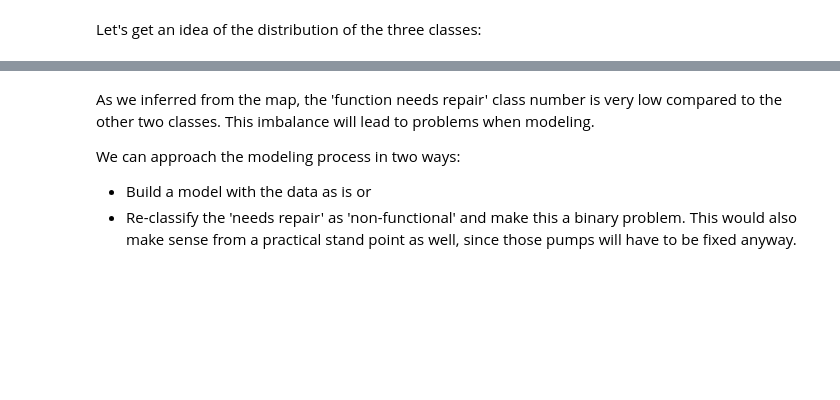
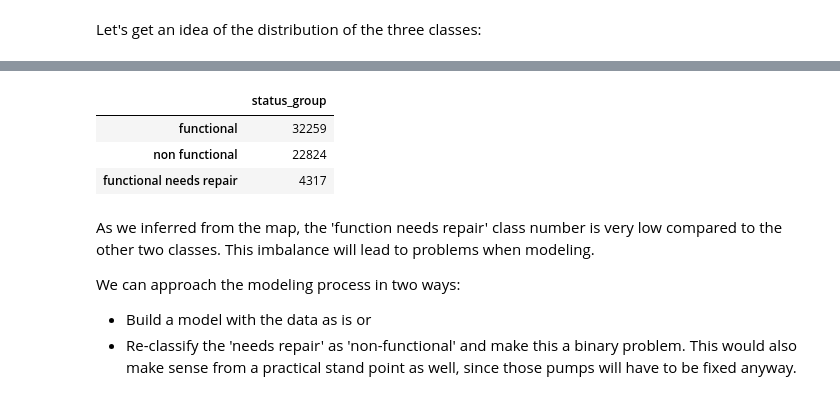
Before and after one commit to rahulakrish/water_pump_classifier, a Jupyter notebook: notebook.ipynb, the cells around one changed output, grey strips where cells are left out. Saved outputs shown, nothing was run; the diff lists cells and outputs as text; code cells hidden in the pictures; blank space fills up the shorter version.

```diff
--- a/notebook.ipynb
+++ b/notebook.ipynb
@@ -117,3 +117,10 @@ ax.set_title('Pump Status Distribution');
+# %%
+counts
+# %% [output]
+|  | status_group |
+| functional | 32259 |
+| non functional | 22824 |
+| functional needs repair | 4317 |
 # %% [markdown]
 As we inferred from the map, the 'function needs repair' class number is very low compared to the other two classes. This imbalance will lead to problems when modeling.
 
```
Also changed, not shown: parts of 46 cells of this notebook.
